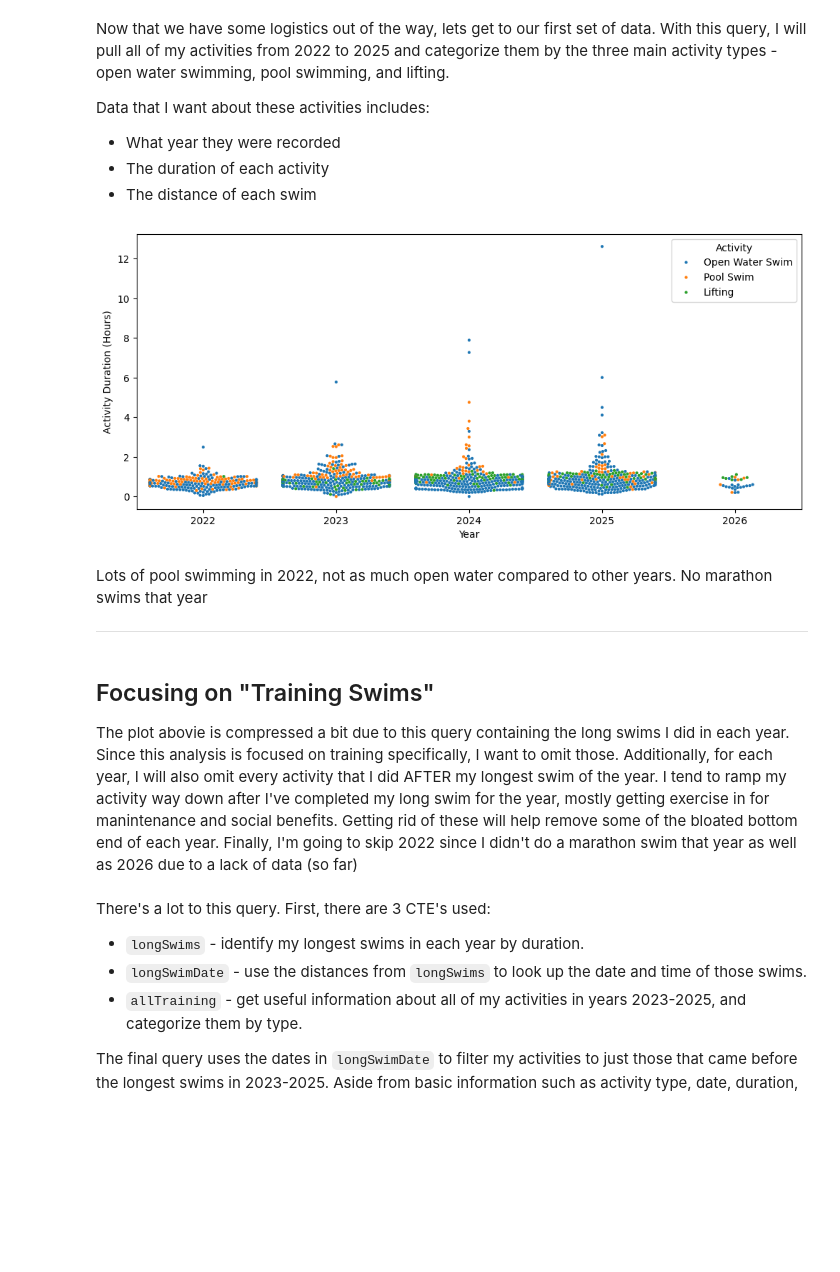
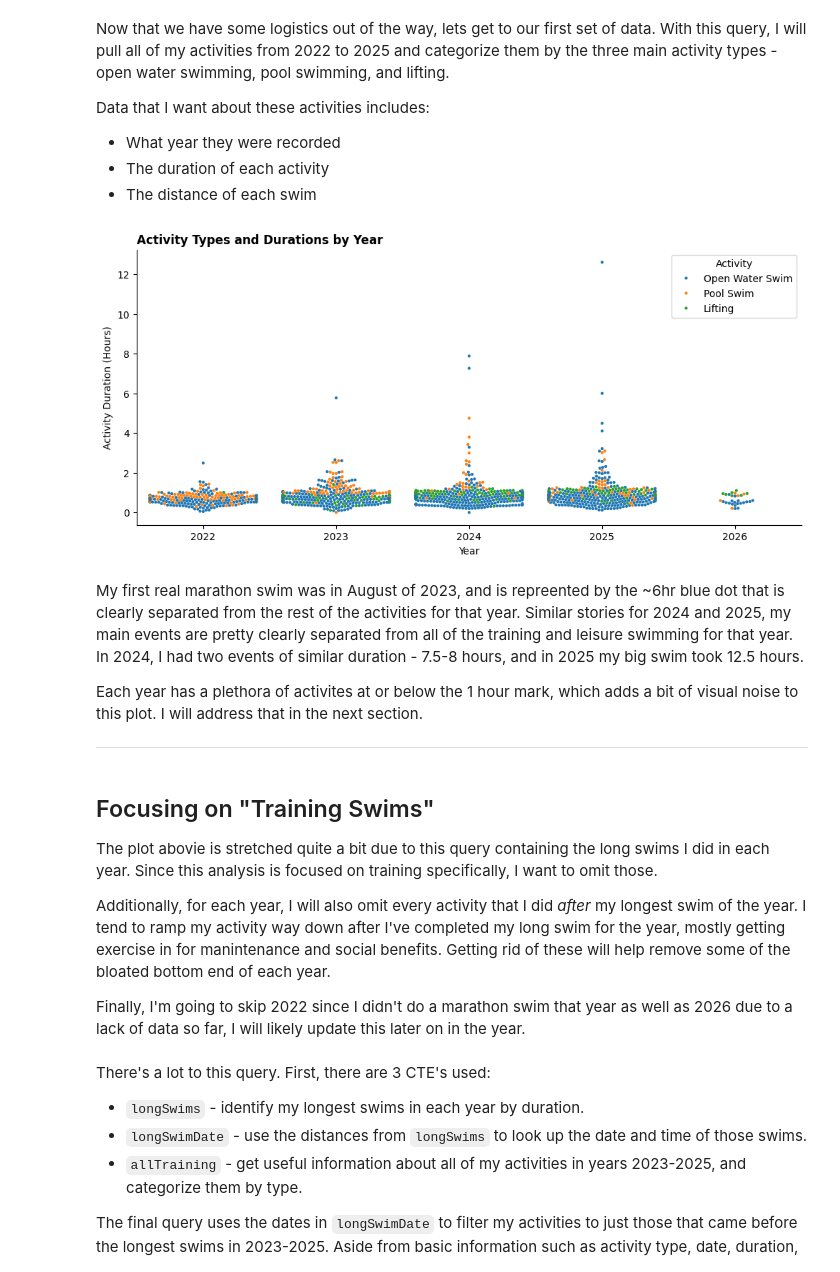
Before and after one commit to andrew-cotter/SF_Bay, a Jupyter notebook: exploratory_analysis.ipynb, the cells around one changed output. Saved outputs shown, nothing was run; the diff lists cells and outputs as text; code cells hidden in the pictures; blank space fills up the shorter version.

Commit message:
more wip on exploratory analysis

```diff
--- a/exploratory_analysis.ipynb
+++ b/exploratory_analysis.ipynb
@@ -69,30 +81,37 @@ df = query_db("""
 # %%
 fix, ax = plt.subplots(figsize=(12,5))
 
 plot = sns.swarmplot(
     data = df,
     x="year",
     y="duration_hr",
     hue = "type",
     size=3,
 )
+sns.despine()
+
 plt.ylabel("Activity Duration (Hours)")
 plt.xlabel("Year")
 plt.legend(title="Activity")
+plt.title("Activity Types and Durations by Year", loc="left", fontweight="bold")
 
 plt.show()
 # %% [output]
-[figure, old version]
+[figure, new version]
 # %% [markdown]
-Lots of pool swimming in 2022, not as much open water compared to other years. No marathon swims that year
+My first real marathon swim was in August of 2023, and is repreented by the ~6hr blue dot that is clearly separated from the rest of the activities for that year. Similar stories for 2024 and 2025, my main events are pretty clearly separated from all of the training and leisure swimming for that year. In 2024, I had two events of similar duration - 7.5-8 hours, and in 2025 my big swim took 12.5 hours.
+
+Each year has a plethora of activites at or below the 1 hour mark, which adds a bit of visual noise to this plot. I will address that in the next section.
 
 ***
 # %% [markdown]
 ## Focusing on "Training Swims"
 
-The plot abovie is compressed a bit due to this query containing the long swims I did in each year. Since this analysis is focused on training specifically, I want to omit those.
-Additionally, for each year, I will also omit every activity that I did AFTER my longest swim of the year. I tend to ramp my activity way down after I've completed my long swim for the year, mostly getting exercise in for manintenance and social benefits. Getting rid of these will help remove some of the bloated bottom end of each year.
-Finally, I'm going to skip 2022 since I didn't do a marathon swim that year as well as 2026 due to a lack of data (so far)
+The plot abovie is stretched quite a bit due to this query containing the long swims I did in each year. Since this analysis is focused on training specifically, I want to omit those.
+
+Additionally, for each year, I will also omit every activity that I did *after* my longest swim of the year. I tend to ramp my activity way down after I've completed my long swim for the year, mostly getting exercise in for manintenance and social benefits. Getting rid of these will help remove some of the bloated bottom end of each year.
+
+Finally, I'm going to skip 2022 since I didn't do a marathon swim that year as well as 2026 due to a lack of data so far, I will likely update this later on in the year.
 # %%
 query = """
 WITH longestSwims AS(
```
Also changed, not shown: parts of 10 cells of this notebook, 2 other files.
